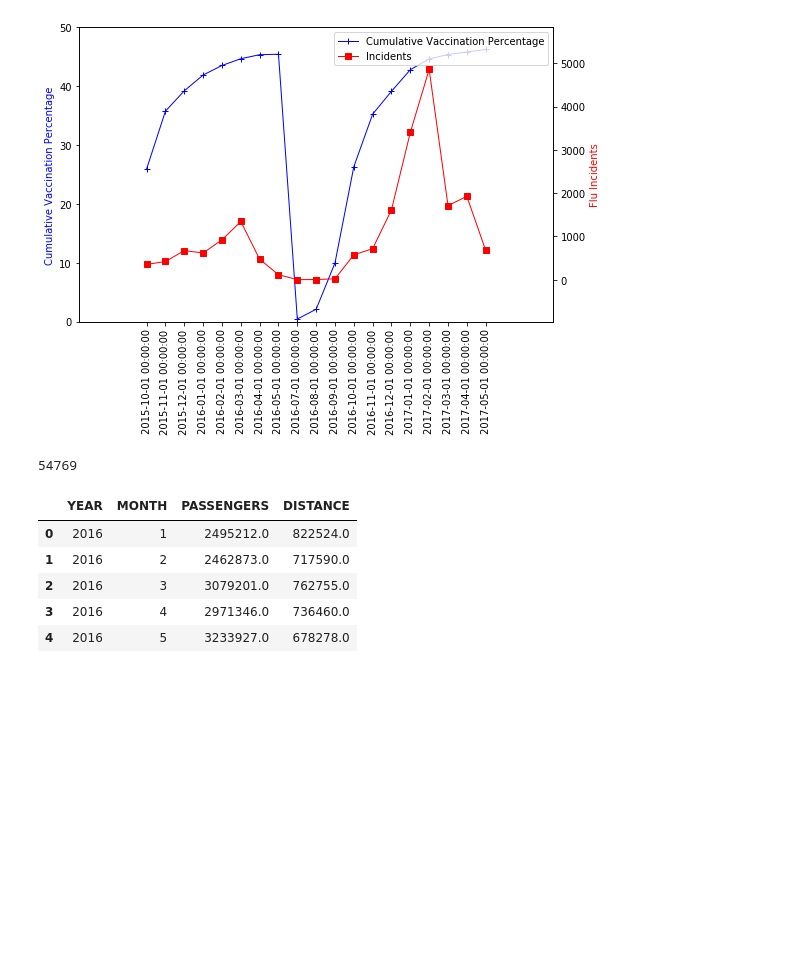
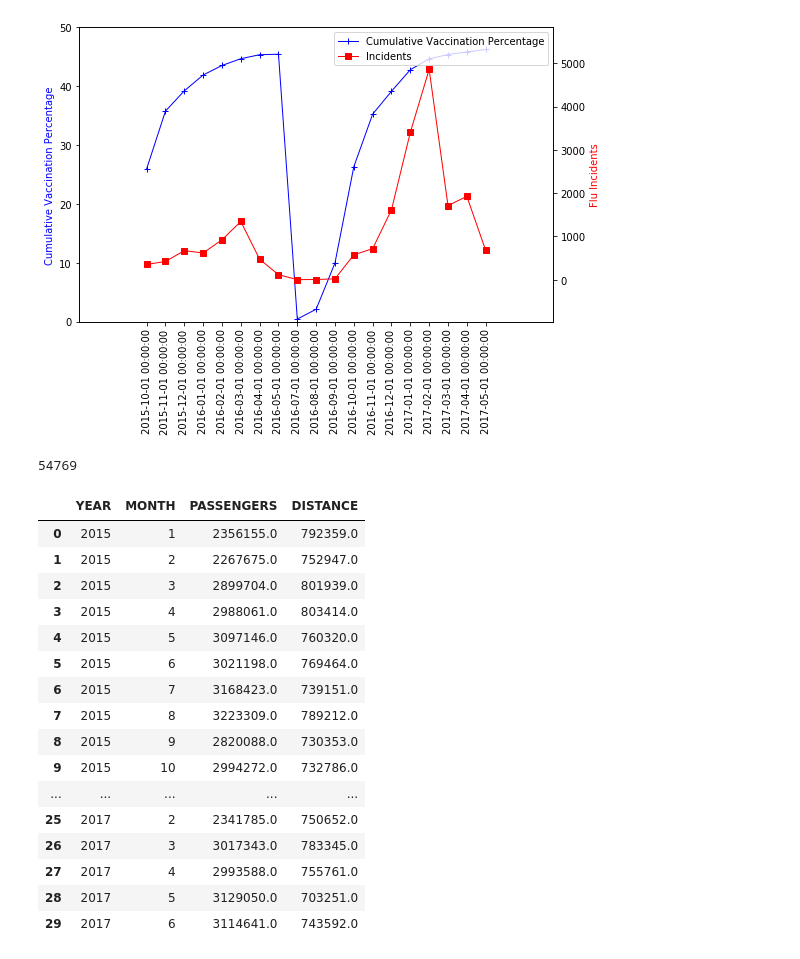
Before and after one commit to giolee88/FluTracker, a Jupyter notebook: Code/Flutracker_Plots.ipynb, the cells around one changed output. Saved outputs shown, nothing was run; the diff lists cells and outputs as text; code cells hidden in the pictures; blank space fills up the shorter version.

```diff
--- a/Code/Flutracker_Plots.ipynb
+++ b/Code/Flutracker_Plots.ipynb
@@ -335,21 +330,32 @@ df_air16_17 = df_air_ny.loc[(df_air_ny["YEAR"]==2016) | (df_air_ny["YEAR"]==2017
 # %%
-df_air_ny_grp1 = df_air15_16[['YEAR','MONTH','PASSENGERS','DISTANCE','ORIGIN','ORIGIN_CITY_NAME','ORIGIN_STATE_ABR','DEST','DEST_CITY_NAME','DEST_STATE_ABR']]
-df_air_ny_grp2 = df_air16_17[['YEAR','MONTH','PASSENGERS','DISTANCE','ORIGIN','ORIGIN_CITY_NAME','ORIGIN_STATE_ABR','DEST','DEST_CITY_NAME','DEST_STATE_ABR']]
-df_air_ny_grp2.head()
-df_air_ny_grp1 = df_air_ny_grp1.groupby(['YEAR','MONTH'])
-df_air_ny_grp2 = df_air_ny_grp2.groupby(['YEAR','MONTH'])
-df_air_summary1 = pd.DataFrame(df_air_ny_grp1[['PASSENGERS','DISTANCE']].sum())
-df_air_summary2 = pd.DataFrame(df_air_ny_grp2[['PASSENGERS','DISTANCE']].sum())
-df_air_summary1 = df_air_summary1.reset_index()
-df_air_summary1.sort_values(by=['YEAR','MONTH'],ascending=True)
-df_air_summary2 = df_air_summary2.reset_index()
-df_air_summary2.sort_values(by=['YEAR','MONTH'],ascending=True)
-df_air_summary2.head()
+df_air_ny_grp = df_air_ny[['YEAR','MONTH','PASSENGERS','DISTANCE','ORIGIN','ORIGIN_CITY_NAME','ORIGIN_STATE_ABR','DEST','DEST_CITY_NAME','DEST_STATE_ABR']]
+# df_air_ny_grp2 = df_air16_17[['YEAR','MONTH','PASSENGERS','DISTANCE','ORIGIN','ORIGIN_CITY_NAME','ORIGIN_STATE_ABR','DEST','DEST_CITY_NAME','DEST_STATE_ABR']]
+# df_air_ny_grp2.head()
+df_air_ny_grp = df_air_ny_grp.groupby(['YEAR','MONTH'])
+# df_air_ny_grp2 = df_air_ny_grp2.groupby(['YEAR','MONTH'])
+df_air_summary = pd.DataFrame(df_air_ny_grp[['PASSENGERS','DISTANCE']].sum())
+# df_air_summary2 = pd.DataFrame(df_air_ny_grp2[['PASSENGERS','DISTANCE']].sum())
+df_air_summary = df_air_summary.reset_index()
+df_air_summary.sort_values(by=['YEAR','MONTH'],ascending=True)
+# df_air_summary2 = df_air_summary2.reset_index()
+# df_air_summary2.sort_values(by=['YEAR','MONTH'],ascending=True)
+df_air_summary
 # %% [output]
 |  | YEAR | MONTH | PASSENGERS | DISTANCE |
-| 0 | 2016 | 1 | 2495212.0 | 822524.0 |
-| 1 | 2016 | 2 | 2462873.0 | 717590.0 |
-| 2 | 2016 | 3 | 3079201.0 | 762755.0 |
-| 3 | 2016 | 4 | 2971346.0 | 736460.0 |
-| 4 | 2016 | 5 | 3233927.0 | 678278.0 |
+| 0 | 2015 | 1 | 2356155.0 | 792359.0 |
+| 1 | 2015 | 2 | 2267675.0 | 752947.0 |
+| 2 | 2015 | 3 | 2899704.0 | 801939.0 |
+| 3 | 2015 | 4 | 2988061.0 | 803414.0 |
+| 4 | 2015 | 5 | 3097146.0 | 760320.0 |
+| 5 | 2015 | 6 | 3021198.0 | 769464.0 |
+| 6 | 2015 | 7 | 3168423.0 | 739151.0 |
+| 7 | 2015 | 8 | 3223309.0 | 789212.0 |
+| 8 | 2015 | 9 | 2820088.0 | 730353.0 |
+| 9 | 2015 | 10 | 2994272.0 | 732786.0 |
+| ... | ... | ... | ... | ... |
+| 25 | 2017 | 2 | 2341785.0 | 750652.0 |
+| 26 | 2017 | 3 | 3017343.0 | 783345.0 |
+| 27 | 2017 | 4 | 2993588.0 | 755761.0 |
+| 28 | 2017 | 5 | 3129050.0 | 703251.0 |
+| 29 | 2017 | 6 | 3114641.0 | 743592.0 |
 # %%
```
Also changed, not shown: parts of 8 cells of this notebook.
